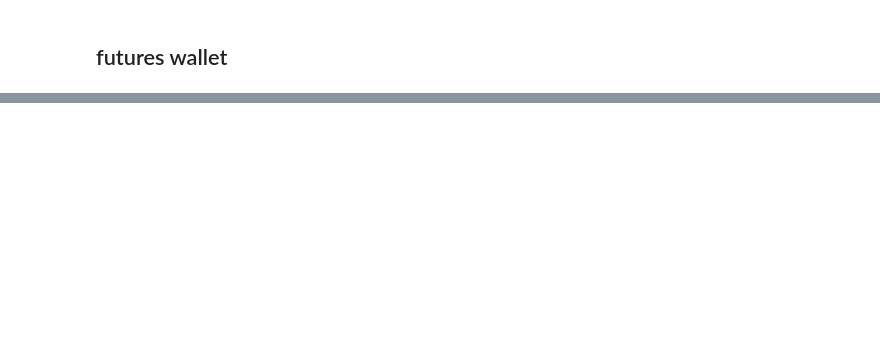
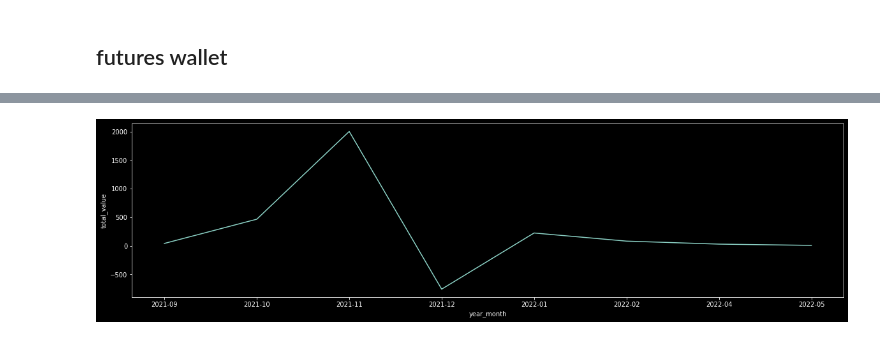
Before and after one commit to ferseguias/binance_dashboard, a Jupyter notebook: notebooks/wallet_futures.ipynb, the cells around one changed output, grey strips where cells are left out. Saved outputs shown, nothing was run; the diff lists cells and outputs as text; code cells hidden in the pictures; blank space fills up the shorter version.

```diff
--- a/notebooks/wallet_futures.ipynb
+++ b/notebooks/wallet_futures.ipynb
@@ -29,0 +42,8 @@ df_futures.head(5)
+# %%
+#get monthly fees paid per coin
+fees = df_futures.loc[(df_futures['Operation'] == 'Fee') | (df_futures['Operation'] == 'Funding Fee') | (df_futures['Operation'] == 'Referrer rebates')]
+fees['year_month'] = fees['UTC_Time'].dt.strftime('%Y-%m')
+monthly_bal = fees.groupby(['year_month', 'Coin']).sum()['Change'].reset_index()
+monthly_bal = monthly_bal.pivot(index='year_month', columns='Coin', values='Change').fillna(0)
+#monthly_bal = monthly_bal.cumsum()
+monthly_bal
@@ -29,0 +61,28 @@ df_futures.head(5)
+# %%
+#import month-end prices for all coins in USDT
+df_hist_prices = pd.read_excel('../database/prices/historical_prices.xlsx')
+df_hist_prices.set_index('datetime', inplace=True)
+
+end_dates = []
+for i in monthly_bal.index:
+    if i.split('-')[1] == '02':
+        end_dates.append(i + '-28')
+    elif i.split('-')[1] == '01' or i.split('-')[1] == '03' or i.split('-')[1] == '05' or i.split('-')[1] == '07' or i.split('-')[1] == '08' or i.split('-')[1] == '10' or i.split('-')[1] == '12':
+        end_dates.append(i + '-31')
+    else:
+        end_dates.append(i + '-30')
+monthly_prices = df_hist_prices.loc[end_dates].reset_index()
+monthly_prices['datetime'] = monthly_prices['datetime'].dt.strftime('%Y-%m')
+monthly_prices.set_index('datetime', inplace=True)
+
+#join prices and balances to get value in USDT
+join = monthly_bal.join(monthly_prices, how='outer')
+for i in monthly_bal.columns:
+    if i == 'USDT':
+        pass
+    else:
+        name_price = i + 'USDT'
+        join[i] = join[i] * join[name_price]
+join.drop(monthly_prices.columns, axis=1, inplace=True)
+join['total_value'] = -join.sum(axis=1)
+join
@@ -30,3 +100,9 @@ df_futures.head(5)
+# %%
+#plot monthly fees paid in USDT
+fig = plt.figure(figsize=(20, 5))
+sns.lineplot(x=join.index, y='total_value', data=join);
+# %% [output]
+[figure, added]
 # %%
 funding = df_futures.loc[df_futures['Operation'] == 'transfer_in']['Change'].sum() + df_futures.loc[df_futures['Operation'] == 'transfer_out']['Change'].sum()
 print(f'total funding futures account (in-out): {round(funding, 2)} USDT')
```
Also changed, not shown: parts of 9 cells of this notebook, 7 other files.
